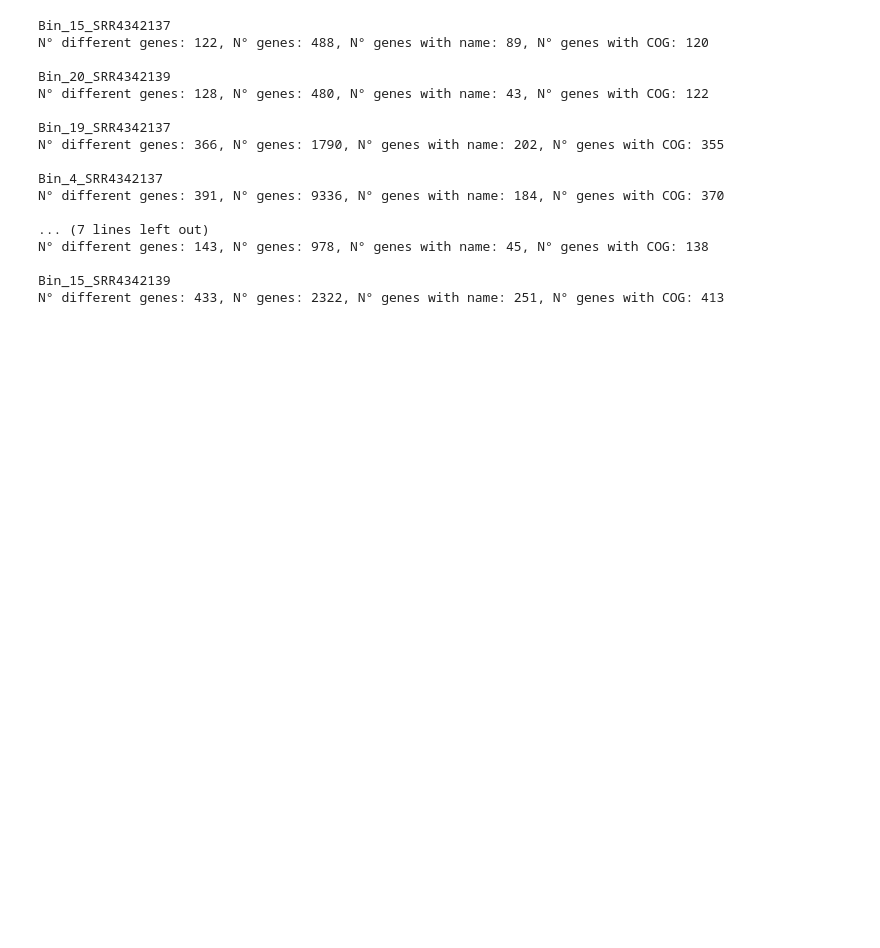
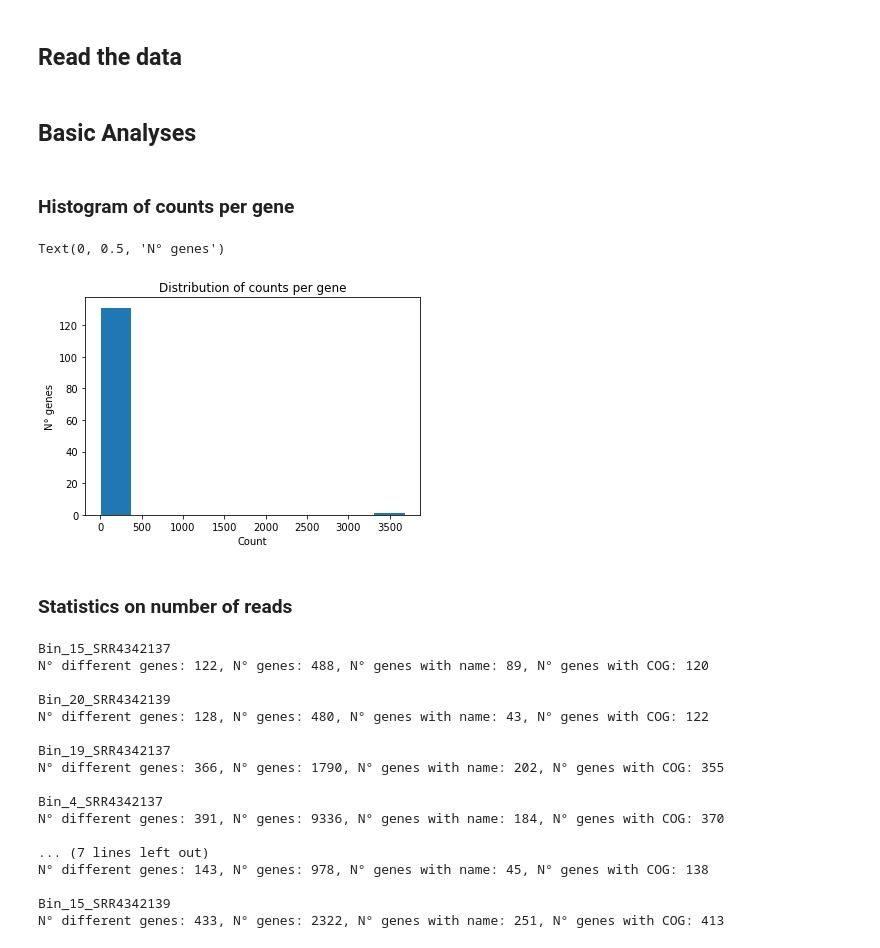
Before and after one commit to claranordquist/genome_analysis, a Jupyter notebook: Code/07_Python.ipynb, the cells around one changed output. Cells and saved outputs as stored; diff of their text form; code cells hidden in the pictures; blank space fills up the shorter version.

```diff
--- a/Code/07_Python.ipynb
+++ b/Code/07_Python.ipynb
@@ -10,3 +6,5 @@ Look at the gene expression in the different bins/environments
+# %% [markdown]
+## Read the data
 # %%
 # Import the necessary packages
 import os
@@ -35 +33,20 @@ for file in os.listdir(directory):
+# %% [markdown]
+## Basic Analyses
+# %% [markdown]
+### Histogram of counts per gene
+# %%
+# Make a histogram with counts per gene for one sample
+import matplotlib.pyplot as plt
+
+sample = bin_dataframes['Bin_4_SRR4342139']
+
+plt.hist(sample['Count'])
+plt.title('Distribution of counts per gene')
+plt.xlabel('Count')
+plt.ylabel('N° genes')
+# %% [output]
+Text(0, 0.5, 'N° genes')
+[figure, added]
+# %% [markdown]
+### Statistics on number of reads
 # %%
```
Also changed, not shown: parts of 14 cells of this notebook, 1 other file.
